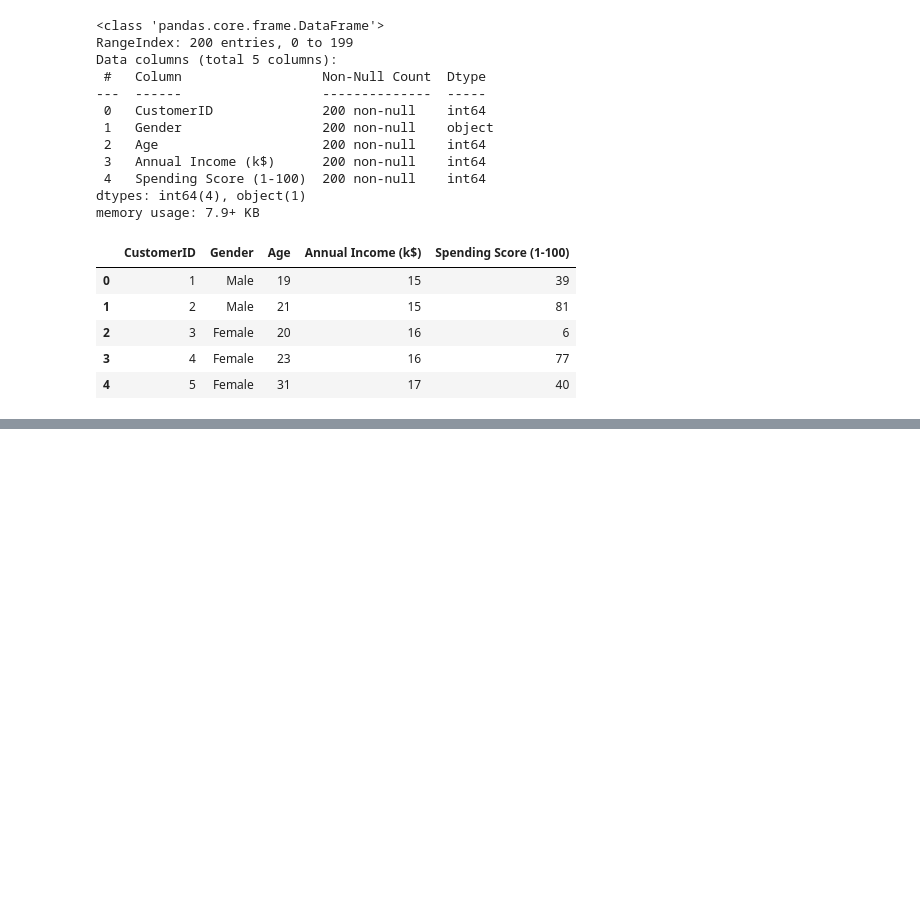
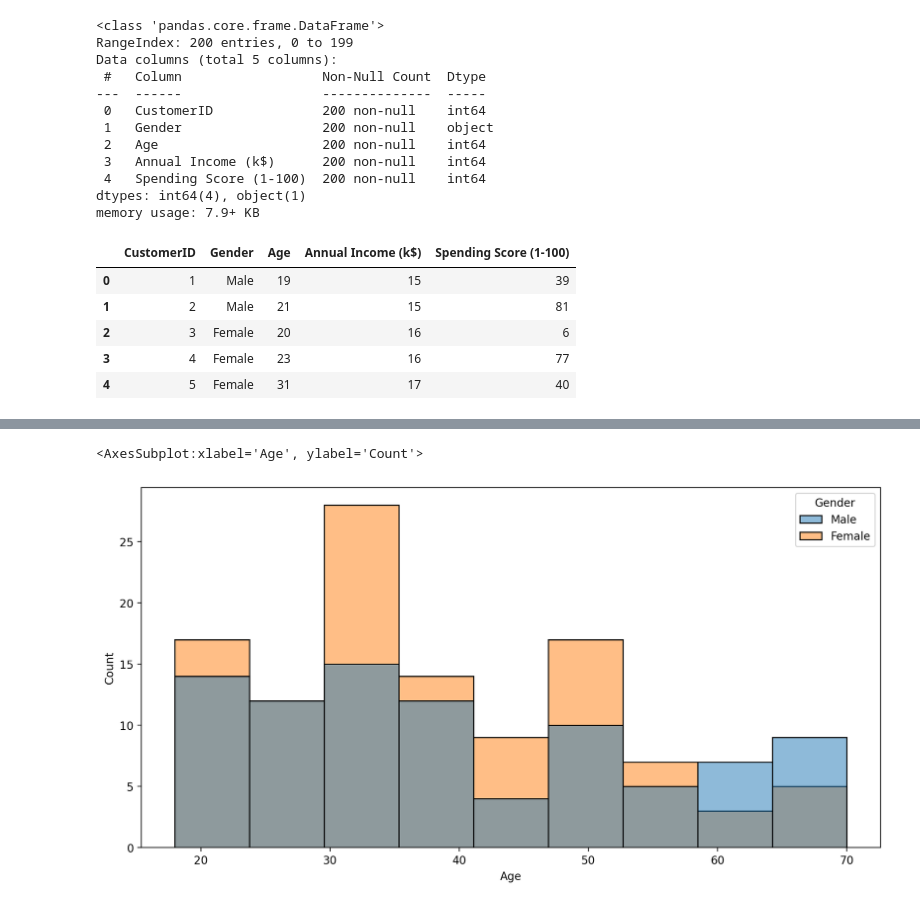
Before and after one commit to josmyrose/Unsupervised-Learning, a Jupyter notebook: kmean-customer-segmentation.ipynb, the cells around one changed output, grey strips where cells are left out. Saved outputs shown, nothing was run; the diff lists cells and outputs as text; code cells hidden in the pictures; blank space fills up the shorter version.

```diff
--- a/kmean-customer-segmentation.ipynb
+++ b/kmean-customer-segmentation.ipynb
@@ -49,0 +91,6 @@ df.head()
+# %%
+ply.figure(figsize=(12,6),dpi=200)
+sns.histplot(data=df,x='Age',hue='Gender')# hue is used for representing categorical values
+# %% [output]
+<AxesSubplot:xlabel='Age', ylabel='Count'>
+[figure, added]
```
Also changed, not shown: parts of 10 cells of this notebook.
